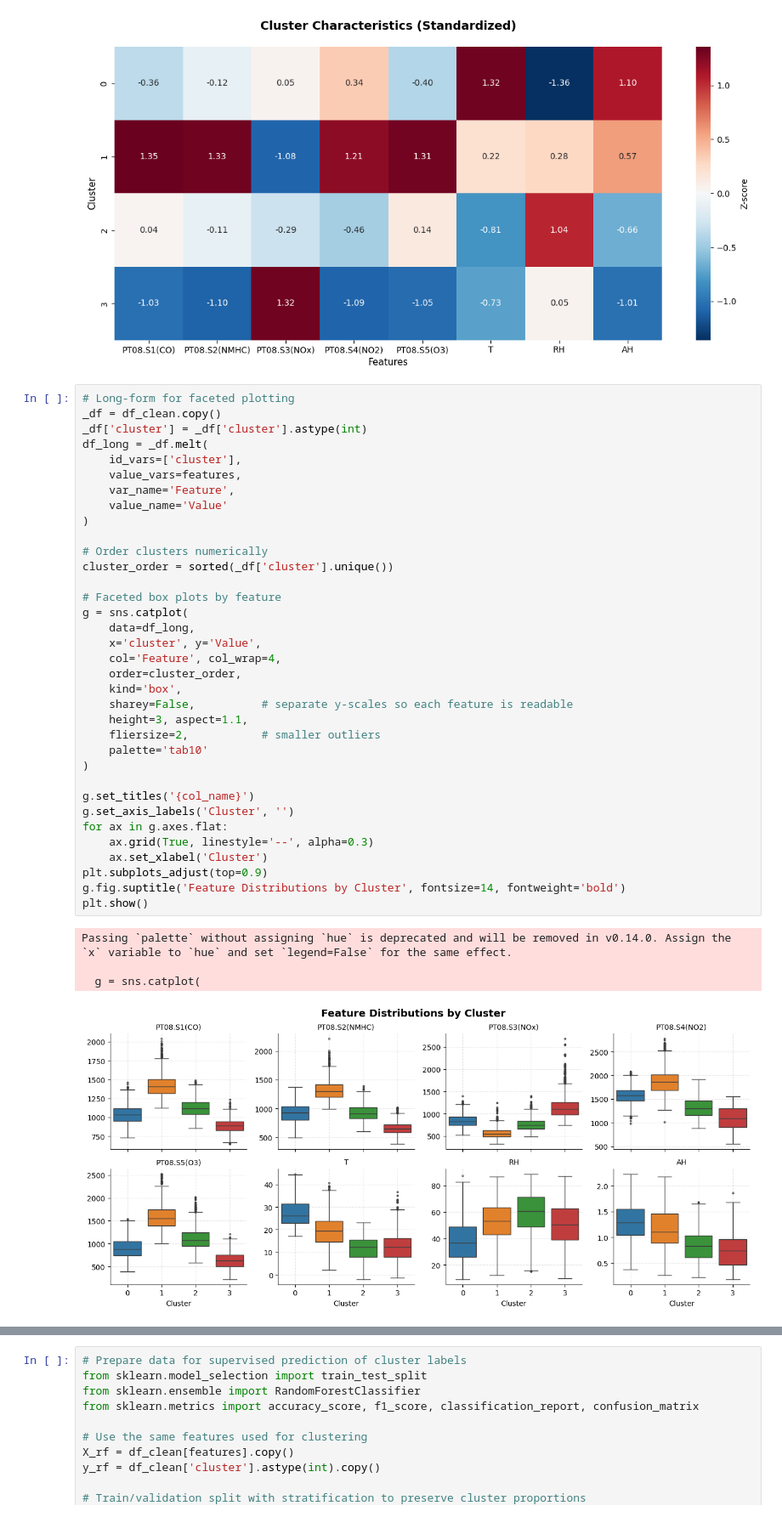
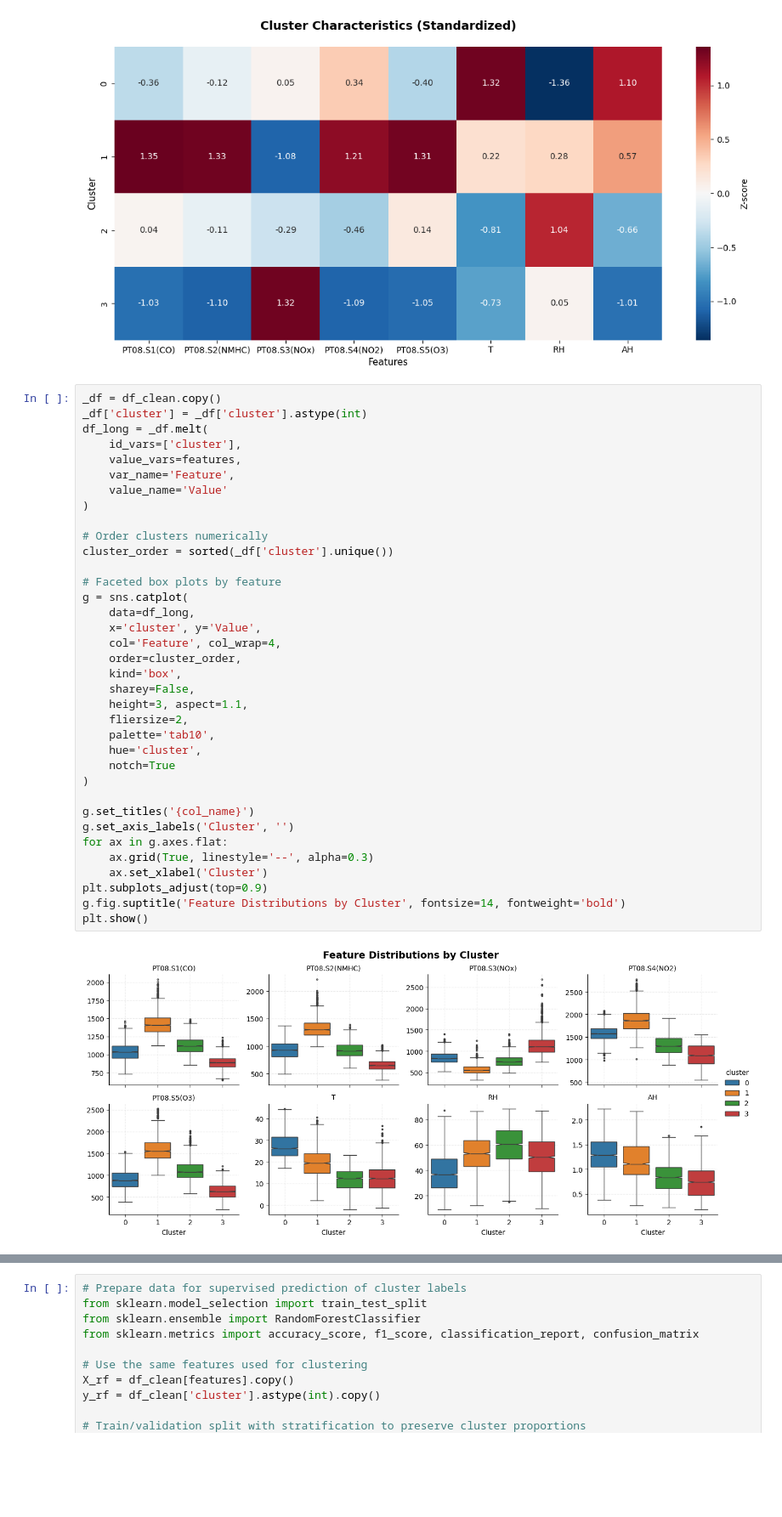
Before and after one commit to Gianluca-Coppola/Clustering, a Jupyter notebook: air_quality_clustering.ipynb, the cells around one changed output, grey strips where cells are left out. Shown at 85% size. Saved outputs shown, nothing was run; the diff lists cells and outputs as text; blank space fills up the shorter version.

Commit message:
Added dropped data heatmap, fixed boxplots notches

```diff
--- a/air_quality_clustering.ipynb
+++ b/air_quality_clustering.ipynb
@@ -202,44 +264,42 @@ plt.show()
 # %% [output]
 [figure]
 # %%
-# Long-form for faceted plotting
 _df = df_clean.copy()
 _df['cluster'] = _df['cluster'].astype(int)
 df_long = _df.melt(
     id_vars=['cluster'],
     value_vars=features,
     var_name='Feature',
     value_name='Value'
 )
 
 # Order clusters numerically
 cluster_order = sorted(_df['cluster'].unique())
 
 # Faceted box plots by feature
 g = sns.catplot(
     data=df_long,
     x='cluster', y='Value',
     col='Feature', col_wrap=4,
     order=cluster_order,
     kind='box',
-    sharey=False,          # separate y-scales so each feature is readable
+    sharey=False,
     height=3, aspect=1.1,
-    fliersize=2,           # smaller outliers
-    palette='tab10'
+    fliersize=2,
+    palette='tab10',
+    hue='cluster',
+    notch=True
 )
 
 g.set_titles('{col_name}')
 g.set_axis_labels('Cluster', '')
 for ax in g.axes.flat:
     ax.grid(True, linestyle='--', alpha=0.3)
     ax.set_xlabel('Cluster')
 plt.subplots_adjust(top=0.9)
 g.fig.suptitle('Feature Distributions by Cluster', fontsize=14, fontweight='bold')
 plt.show()
 # %% [output]
-Passing `palette` without assigning `hue` is deprecated and will be removed in v0.14.0. Assign the `x` variable to `hue` and set `legend=False` for the same effect.
-
-  g = sns.catplot(
-[figure, old version]
+[figure, new version]
 # %% [markdown]
 ## Multivariate Check: Predicting Cluster Labels with Random Forest
```
Also changed, not shown: parts of 4 cells of this notebook.
